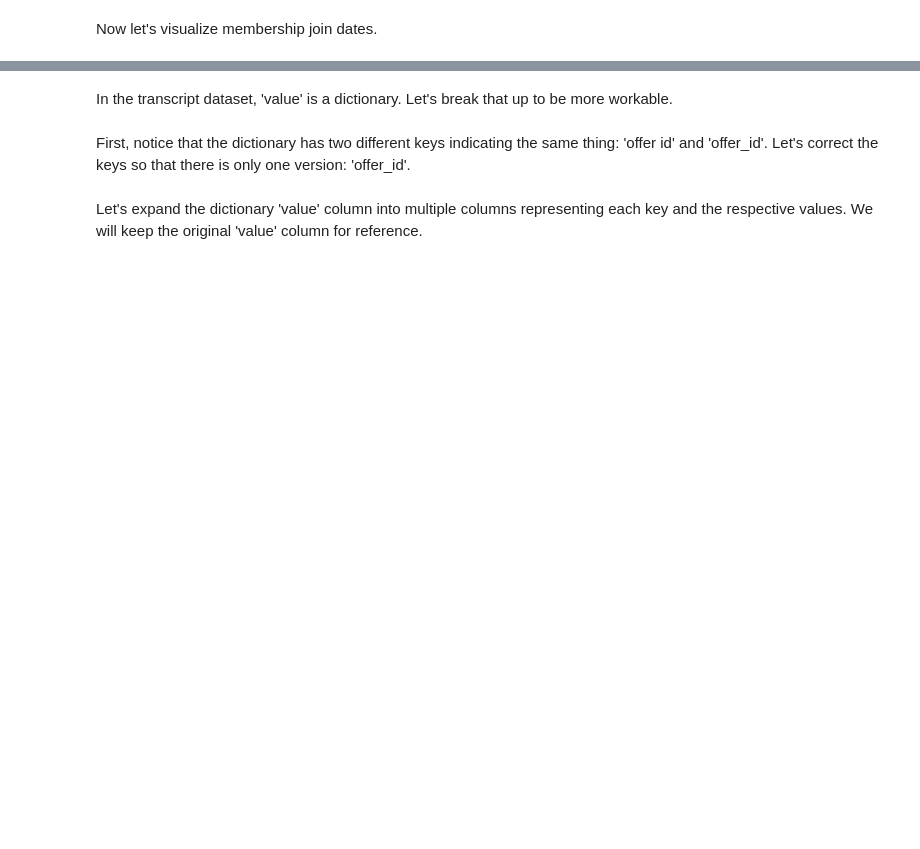
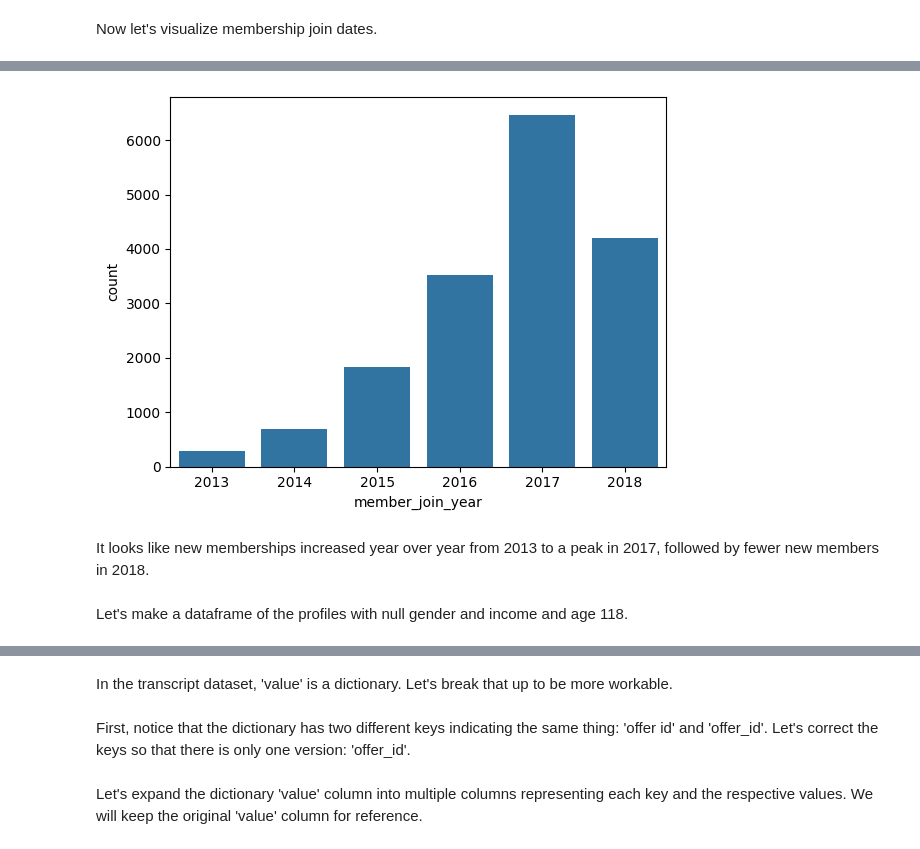
Before and after one commit to ewood242/Project_4_Capstone_Starbucks, a Jupyter notebook: Starbucks_Capstone_notebook.ipynb, the cells around one changed output, grey strips where cells are left out. Cells and saved outputs as stored; diff of their text form; code cells hidden in the pictures; blank space fills up the shorter version.

Commit message:
Added analysis of null vs. complete profiles

```diff
--- a/Starbucks_Capstone_notebook.ipynb
+++ b/Starbucks_Capstone_notebook.ipynb
@@ -327,2 +352,4 @@ print(portfolio_new)
+# %%
+profile = profile.rename(columns = {'id': 'customer_id'})
 # %% [markdown]
 The profile dataset has 'became_member_on' categorized as an integer field. Let's correct it to a date field.
@@ -353,0 +360,4 @@ AttributeError: 'Series' object has no attribute 'year'
+# %%
+# Extract the full date (YYYY-MM-DD), year-month (YYYY-MM), and month (MM)
+profile['member_join_year'] = profile['became_member_on'].dt.strftime('%Y')
+profile.head()
@@ -353,0 +371,8 @@ AttributeError: 'Series' object has no attribute 'year'
+# %%
+sns.countplot(data = profile, x = 'member_join_year', order = profile.sort_values(['member_join_year'], ascending=True).set_index('member_join_year').index);
+# %% [output]
+[figure, added]
+# %% [markdown]
+It looks like new memberships increased year over year from 2013 to a peak in 2017, followed by fewer new members in 2018.
+# %% [markdown]
+Let's make a dataframe of the profiles with null gender and income and age 118.
```
Also changed, not shown: parts of 49 cells of this notebook.
